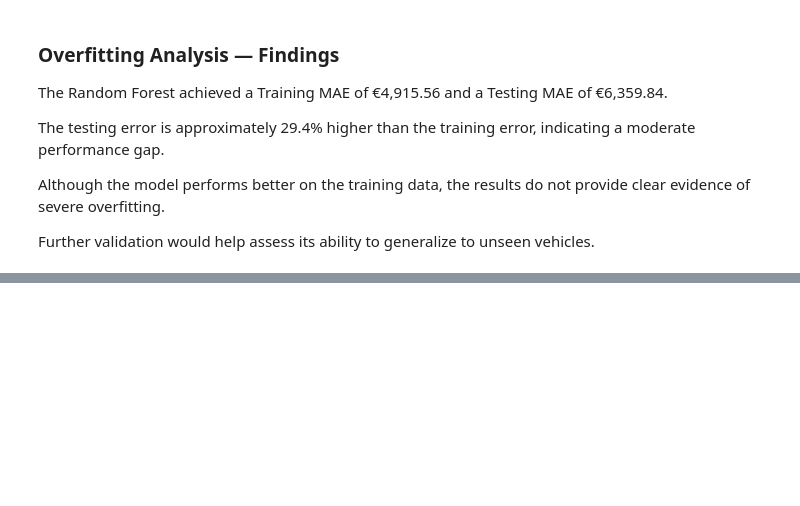
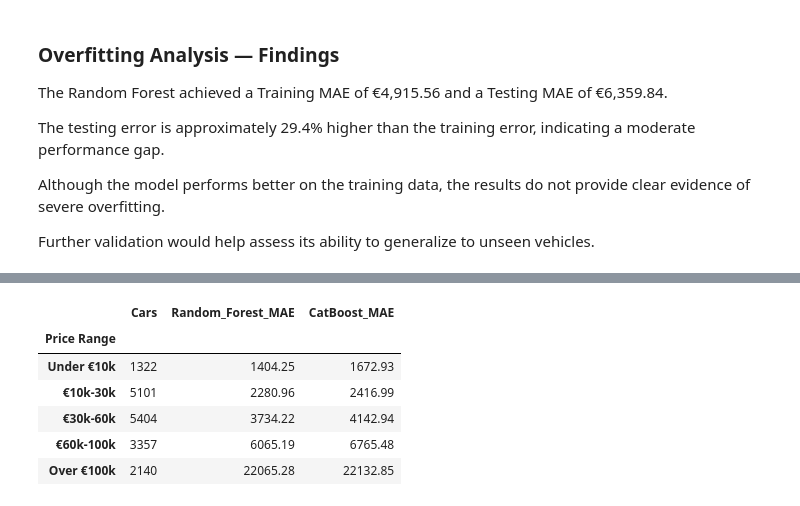
Before and after one commit to FranciscoVieira10/car-price-prediction, a Jupyter notebook: notebooks/03_model_training.ipynb, the cells around one changed output, grey strips where cells are left out. Saved outputs shown, nothing was run; the diff lists cells and outputs as text; code cells hidden in the pictures; blank space fills up the shorter version.

```diff
--- a/notebooks/03_model_training.ipynb
+++ b/notebooks/03_model_training.ipynb
@@ -302,0 +357,9 @@ Further validation would help assess its ability to generalize to unseen vehicle
+# %%
+# Encode the new training and validation datasets
+validation_preprocessor = ColumnTransformer(transformers=[
+    ("categorical", OneHotEncoder(handle_unknown="ignore"), categorical_features),
+    ("numerical", "passthrough", numerical_features)
+])
+
+X_train_small_encoded = validation_preprocessor.fit_transform(X_train_small)
+X_val_encoded = validation_preprocessor.transform(X_val)
@@ -302,0 +440,14 @@ Further validation would help assess its ability to generalize to unseen vehicle
+# %%
+# Create the model with deeper trees
+catboost_depth8 = CatBoostRegressor(cat_features=categorical_features, depth=8, verbose=False)
+
+# Train the model
+catboost_depth8.fit(X_train_small, y_train_small)
+
+# Make predictions
+depth8_predictions = catboost_depth8.predict(X_val)
+
+# Calculate the error
+depth8_mae = mean_absolute_error(y_val, depth8_predictions)
+
+print(f"CatBoost (depth 8) MAE: €{depth8_mae:,.2f}")
@@ -302,0 +506,30 @@ Further validation would help assess its ability to generalize to unseen vehicle
+# %%
+# Create a table with actual prices and prediction errors
+error_analysis = pd.DataFrame({
+    "Actual Price": y_val.to_numpy(),
+    "Random Forest Error": abs(y_val.to_numpy() - forest_default_predictions),
+    "CatBoost Error": abs(y_val.to_numpy() - depth8_predictions)
+})
+
+# Group vehicles by price range
+error_analysis["Price Range"] = pd.cut(
+    error_analysis["Actual Price"],
+    bins=[0, 10000, 30000, 60000, 100000, float("inf")],
+    labels=["Under €10k", "€10k-30k", "€30k-60k", "€60k-100k", "Over €100k"],
+    include_lowest=True
+)
+
+# Compare the average error in each price range
+error_analysis.groupby("Price Range", observed=True).agg(
+    Cars=("Actual Price", "count"),
+    Random_Forest_MAE=("Random Forest Error", "mean"),
+    CatBoost_MAE=("CatBoost Error", "mean")
+).round(2)
+# %% [output]
+|  | Cars | Random_Forest_MAE | CatBoost_MAE |
+| Price Range |  |  |  |
+| Under €10k | 1322 | 1404.25 | 1672.93 |
+| €10k-30k | 5101 | 2280.96 | 2416.99 |
+| €30k-60k | 5404 | 3734.22 | 4142.94 |
+| €60k-100k | 3357 | 6065.19 | 6765.48 |
+| Over €100k | 2140 | 22065.28 | 22132.85 |
```
Also changed, not shown: parts of 52 cells of this notebook, 1 other file.
